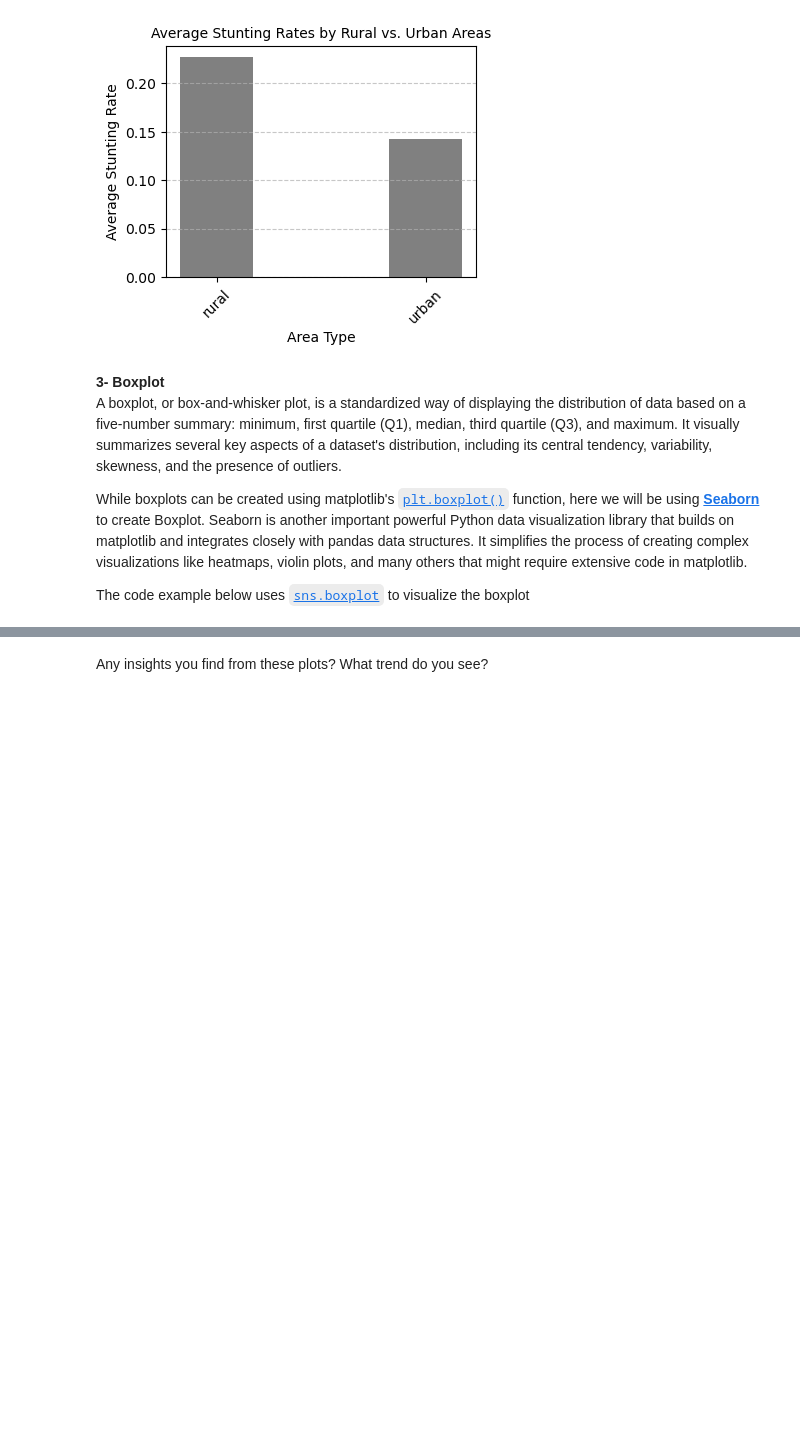
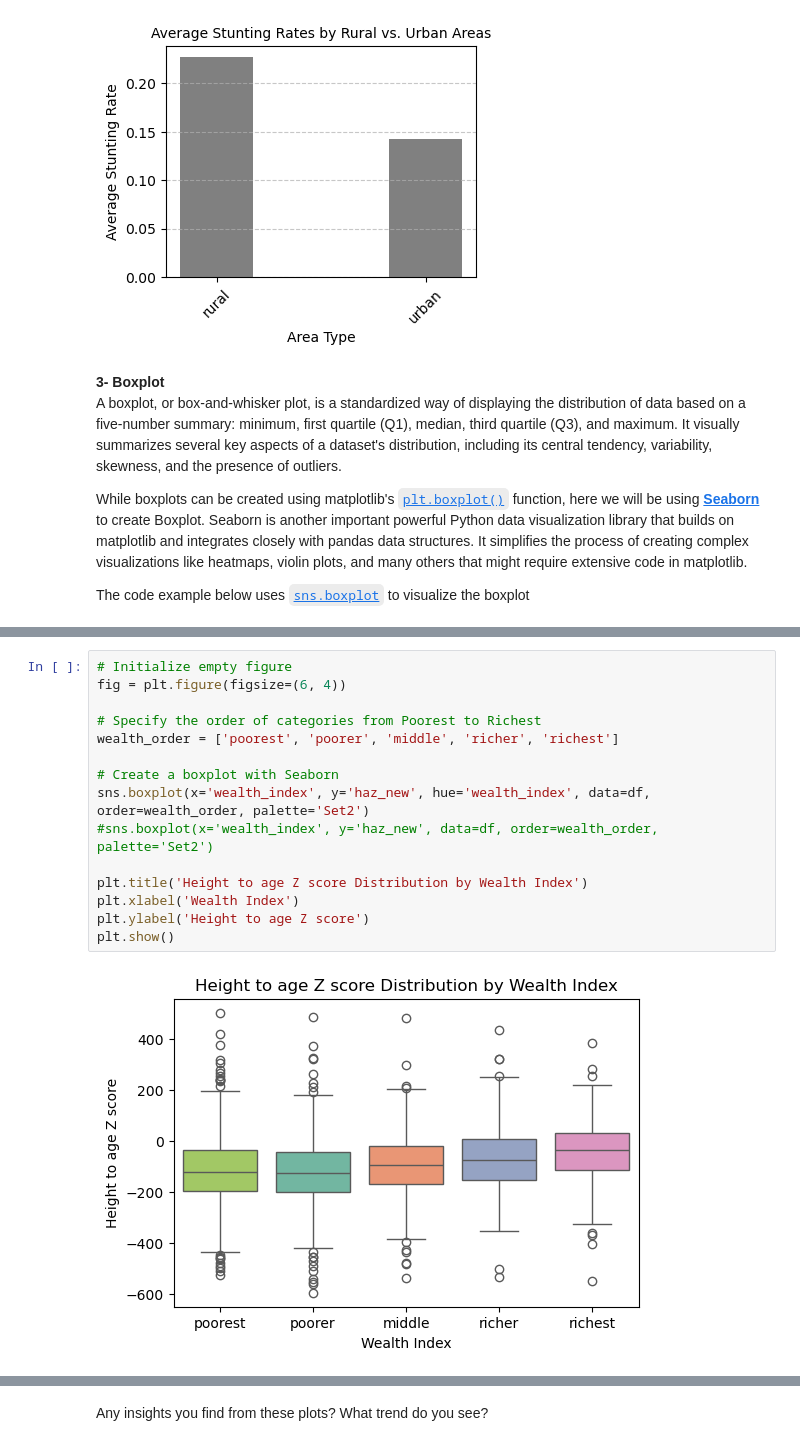
Before and after one commit to EqiLuo/Climate-Health-Data-Science-Workshop, a Jupyter notebook: Day2/023_matplotlib.ipynb, the cells around one changed output, grey strips where cells are left out. Saved outputs shown, nothing was run; the diff lists cells and outputs as text; blank space fills up the shorter version.

```diff
--- a/Day2/023_matplotlib.ipynb
+++ b/Day2/023_matplotlib.ipynb
@@ -898,3 +958,20 @@ plt.show()
+# %%
+# Initialize empty figure
+fig = plt.figure(figsize=(6, 4))
+
+# Specify the order of categories from Poorest to Richest
+wealth_order = ['poorest', 'poorer', 'middle', 'richer', 'richest']
+
+# Create a boxplot with Seaborn
+sns.boxplot(x='wealth_index', y='haz_new', hue='wealth_index', data=df, order=wealth_order, palette='Set2')
+#sns.boxplot(x='wealth_index', y='haz_new', data=df, order=wealth_order, palette='Set2')
+
+plt.title('Height to age Z score Distribution by Wealth Index')
+plt.xlabel('Wealth Index')
+plt.ylabel('Height to age Z score')
+plt.show()
+# %% [output]
+[figure, added]
 # %%
 # Initialize empty figure
 fig = plt.figure(figsize=(6, 4))
```
Also changed, not shown: parts of 20 cells of this notebook, 44 other files.
